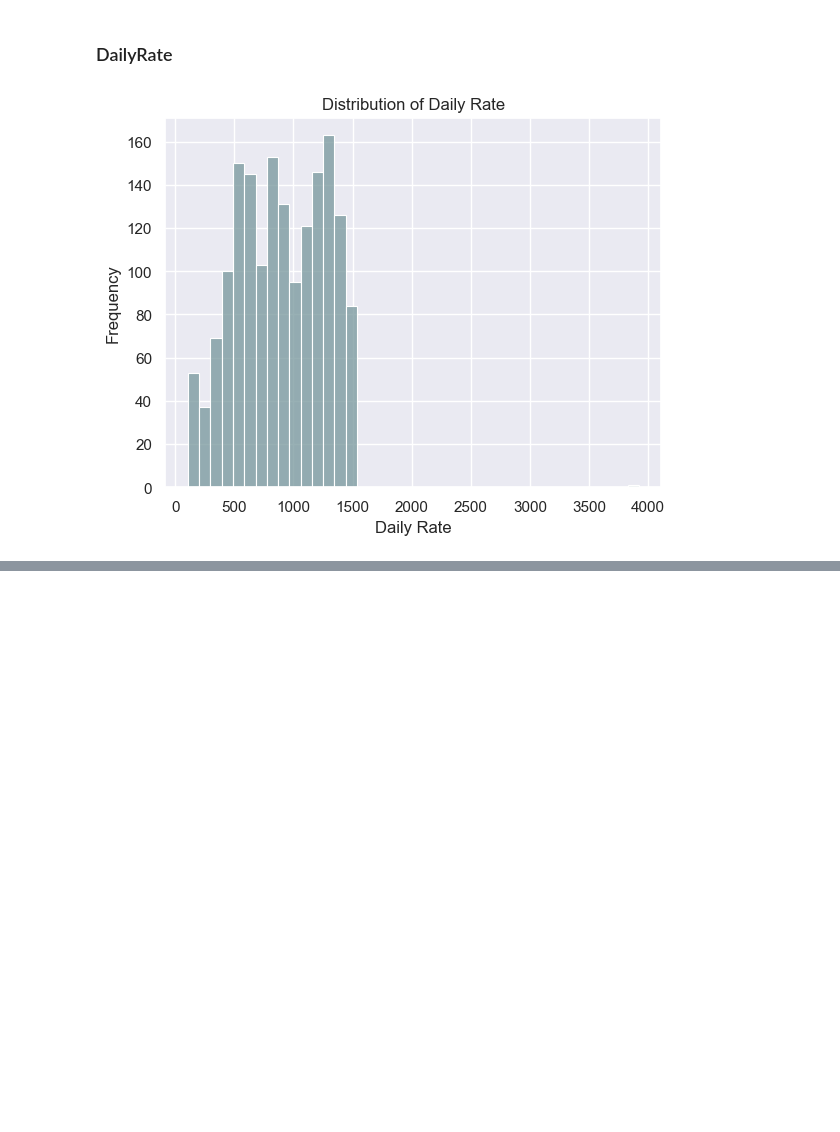
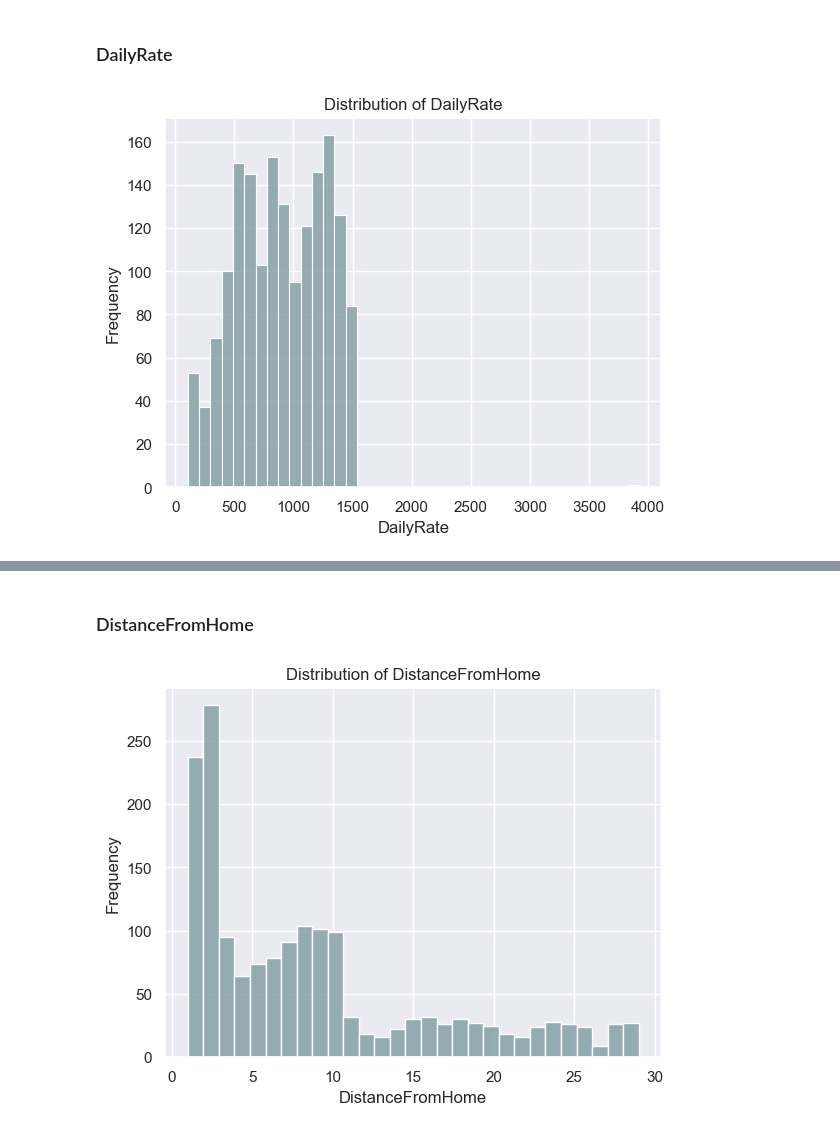
Before and after one commit to scheinmensch/Employee-Attrition, a Jupyter notebook: EDA.ipynb, the cells around one changed output, grey strips where cells are left out. Drawn from its saved outputs; the diff is of its cells as text; code cells hidden in the pictures; blank space fills up the shorter version.

```diff
--- a/EDA.ipynb
+++ b/EDA.ipynb
@@ -192,0 +229,12 @@ plt.show()
+# %% [markdown]
+### DistanceFromHome
+# %%
+sns.histplot(data['DistanceFromHome'], bins=data['DistanceFromHome'].nunique(), kde=False, color='#76969b', edgecolor='white')
+
+plt.title('Distribution of DistanceFromHome')
+plt.xlabel('DistanceFromHome')
+plt.ylabel('Frequency')
+
+plt.show()
+# %% [output]
+[figure, added]
```
Also changed, not shown: parts of 37 cells of this notebook.
